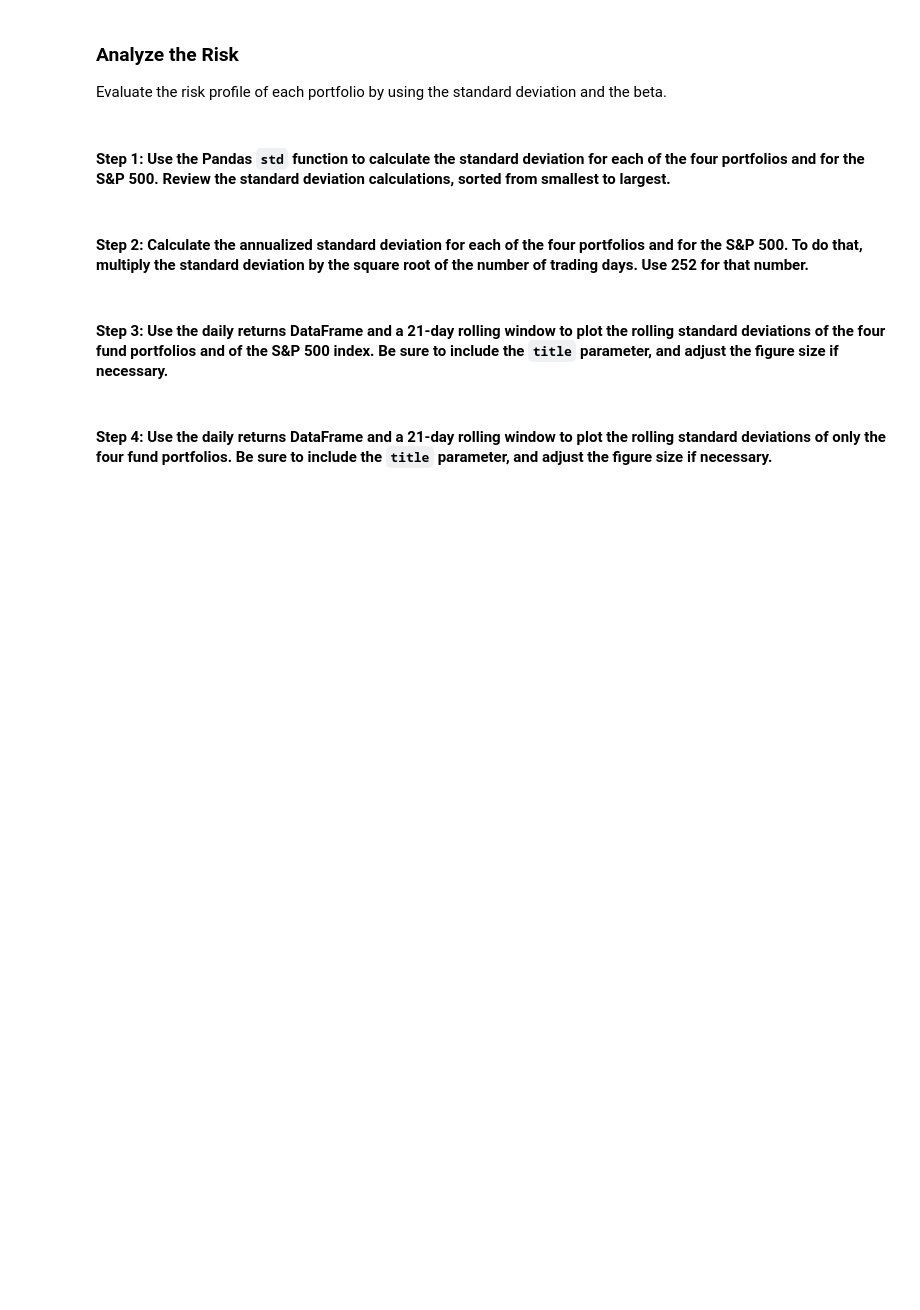
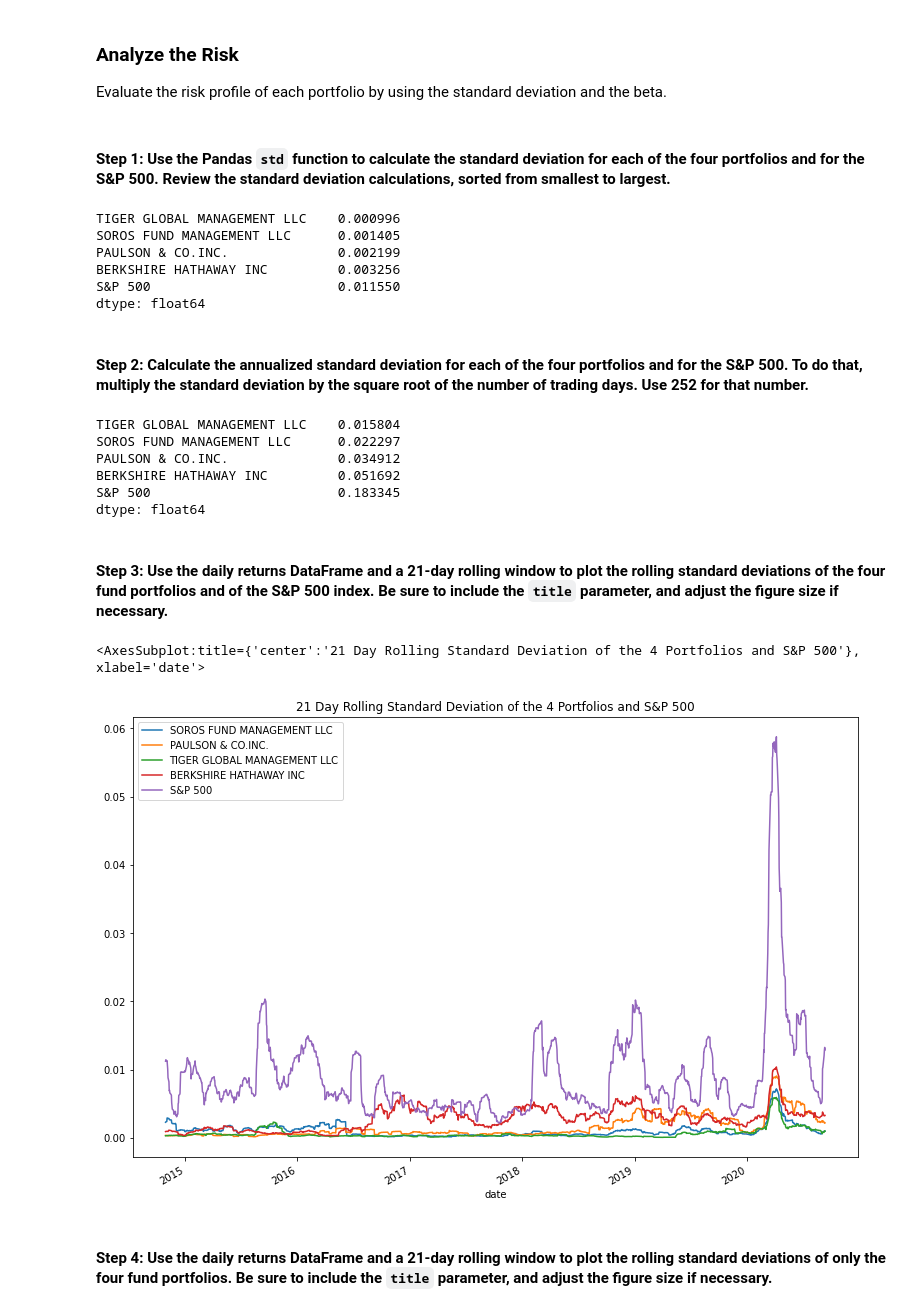
Before and after one commit to mikehoo92/Module_4_Challenge, a Jupyter notebook: Starter_Code 4/risk_return_analysis.ipynb, the cells around one changed output. Drawn from its saved outputs; the diff is of its cells as text; code cells hidden in the pictures; blank space fills up the shorter version.

```diff
--- a/Starter_Code 4/risk_return_analysis.ipynb
+++ b/Starter_Code 4/risk_return_analysis.ipynb
@@ -226,20 +235,40 @@ Evaluate the risk profile of each portfolio by using the standard deviation and
 # %%
 # Calculate and sort the standard deviation for all 4 portfolios and the S&P 500
 # Review the standard deviations sorted smallest to largest
-# YOUR CODE HERE
+standard_deviation = daily_returns.std()
+standard_deviation_sorted = standard_deviation.sort_values()
+standard_deviation_sorted
+# %% [output]
+TIGER GLOBAL MANAGEMENT LLC    0.000996
+SOROS FUND MANAGEMENT LLC      0.001405
+PAULSON & CO.INC.              0.002199
+BERKSHIRE HATHAWAY INC         0.003256
+S&P 500                        0.011550
+dtype: float64
 # %% [markdown]
 #### Step 2: Calculate the annualized standard deviation for each of the four portfolios and for the S&P 500. To do that, multiply the standard deviation by the square root of the number of trading days. Use 252 for that number.
 # %%
 # Calculate and sort the annualized standard deviation (252 trading days) of the 4 portfolios and the S&P 500
 # Review the annual standard deviations smallest to largest
-# YOUR CODE HERE
+annualized_standard_deviation = standard_deviation * np.sqrt(252)
+annualized_standard_deviation.sort_values()
+# %% [output]
+TIGER GLOBAL MANAGEMENT LLC    0.015804
+SOROS FUND MANAGEMENT LLC      0.022297
+PAULSON & CO.INC.              0.034912
+BERKSHIRE HATHAWAY INC         0.051692
+S&P 500                        0.183345
+dtype: float64
 # %% [markdown]
 #### Step 3: Use the daily returns DataFrame and a 21-day rolling window to plot the rolling standard deviations of the four fund portfolios and of the S&P 500 index. Be sure to include the `title` parameter, and adjust the figure size if necessary.
 # %%
 # Using the daily returns DataFrame and a 21-day rolling window,
 # plot the rolling standard deviation of the 4 portfolios and the S&P 500
 # Include a title parameter and adjust the figure size
-# YOUR CODE HERE
+daily_returns.rolling(window=21).std().plot(figsize=(13,9), title="21 Day Rolling Standard Deviation of the 4 Portfolios and S&P 500")
+# %% [output]
+<AxesSubplot:title={'center':'21 Day Rolling Standard Deviation of the 4 Portfolios and S&P 500'}, xlabel='date'>
+[figure, added]
 # %% [markdown]
 #### Step 4: Use the daily returns DataFrame and a 21-day rolling window to plot the rolling standard deviations of only the four fund portfolios. Be sure to include the `title` parameter, and adjust the figure size if necessary.
 # %%
```
Also changed, not shown: parts of 8 cells of this notebook.
